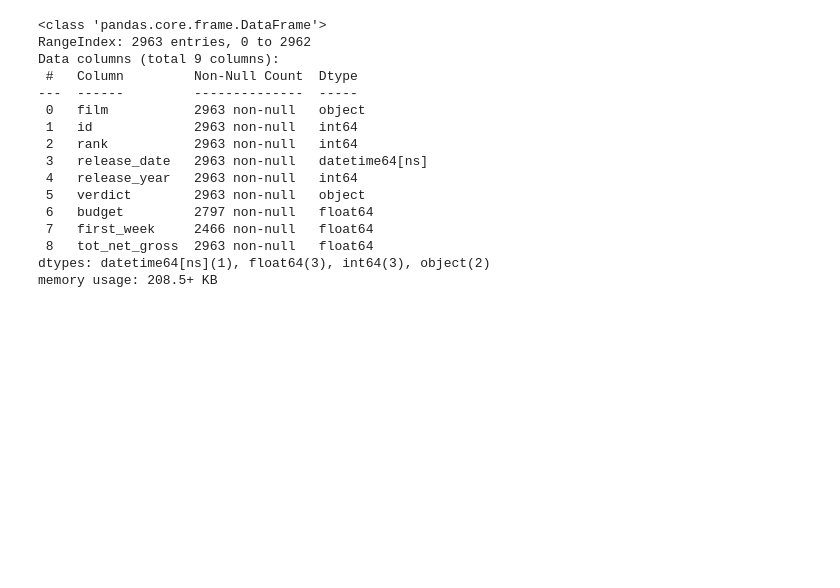
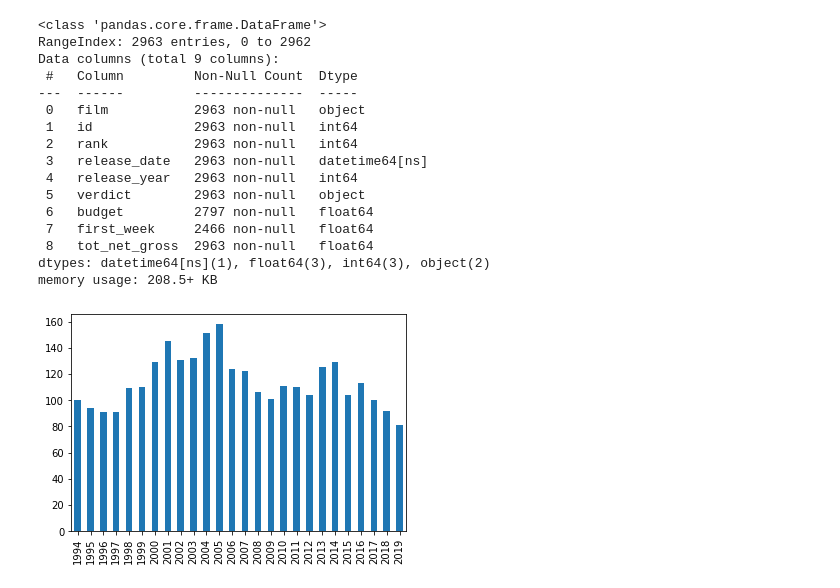
Before and after one commit to daveking63/Bollywood, a Jupyter notebook: Milestone_1_v4_pynb.ipynb, the cells around one changed output. Saved outputs shown, nothing was run; the diff lists cells and outputs as text; code cells hidden in the pictures; blank space fills up the shorter version.

```diff
--- a/Milestone_1_v4_pynb.ipynb
+++ b/Milestone_1_v4_pynb.ipynb
@@ -89,3 +103,8 @@ Data columns (total 9 columns):
  8   tot_net_gross  2963 non-null   float64
 dtypes: datetime64[ns](1), float64(3), int64(3), object(2)
 memory usage: 208.5+ KB
+# %%
+# distribution of number of movies by year (1994-2019)
+df_sm['release_year'].value_counts().sort_index().plot(kind='bar');
+# %% [output]
+[figure, added]
```
Also changed, not shown: parts of 42 cells of this notebook.
